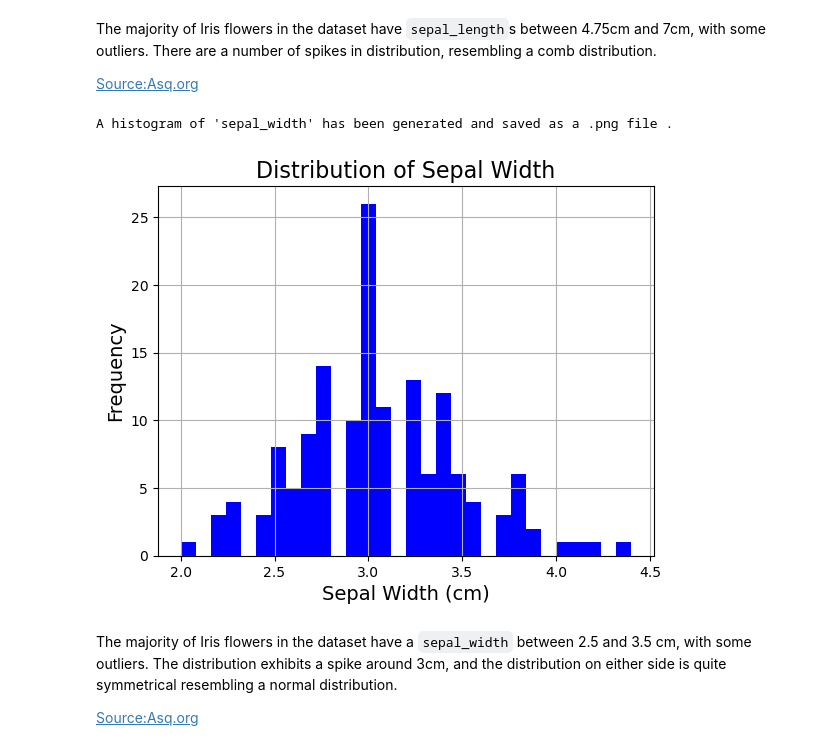
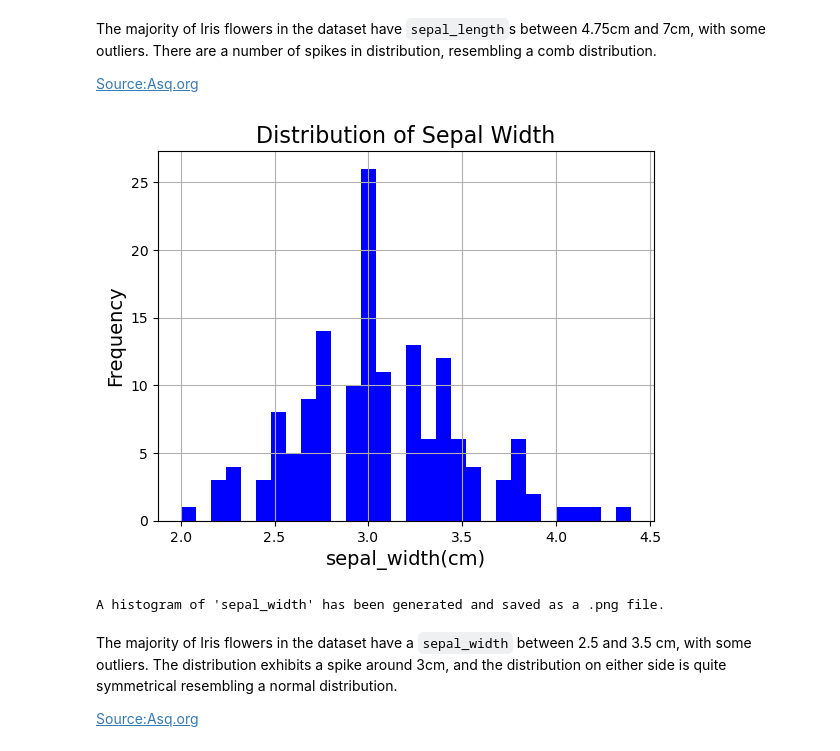
Before and after one commit to sarahembarry/pands-project, a Jupyter notebook: analysisnotebook.ipynb, the cells around one changed output. Cells and saved outputs as stored; diff of their text form; code cells hidden in the pictures.

```diff
--- a/analysisnotebook.ipynb
+++ b/analysisnotebook.ipynb
@@ -118,21 +136,14 @@ A histogram of 'sepal_length' has been generated and saved as a .png file .
 The majority of Iris flowers in the dataset have `sepal_length`s between 4.75cm and 7cm, with some outliers. There are a number of spikes in distribution, resembling a comb distribution.
 
 [Source:Asq.org](https://asq.org/quality-resources/histogram)
-# %%
-# Use Pandas to create a histogram
-# Using a larger number of bins provides a more detailed view of the overall distribution.
-df.hist(column='sepal_width', color='blue',bins=30)
-# Use Matplotlib to add labels and title to the histogram
-plt.title('Distribution of Sepal Width', fontsize=16)
-plt.xlabel('Sepal Width (cm)', fontsize=14)
-plt.ylabel('Frequency', fontsize=14)
-# Use Matplotlib to save the histogram as a png file
-plt.savefig('sepal_width_histogram.png')
-# Text message
-print("A histogram of 'sepal_width' has been generated and saved as a .png file .")
-# %% [output]
-A histogram of 'sepal_width' has been generated and saved as a .png file .
-[figure, removed]
+# %%
+# Call the function to plot a histogram usine the 'sepal_length' column, title and filename to be used.
+plot_histogram(df['sepal_width'], 'sepal_width(cm)','Distribution of Sepal Width', 'sepal_width_histogram.png')
+# Text messgae.
+print("A histogram of 'sepal_width' has been generated and saved as a .png file.")
+# %% [output]
+[figure, added]
+A histogram of 'sepal_width' has been generated and saved as a .png file.
 # %% [markdown]
 The majority of Iris flowers in the dataset have a `sepal_width` between 2.5 and 3.5 cm, with some outliers. The distribution exhibits a spike around 3cm, and the distribution on either side is quite symmetrical resembling a normal distribution.
 
```
Also changed, not shown: parts of 16 cells of this notebook, 6 other files.
